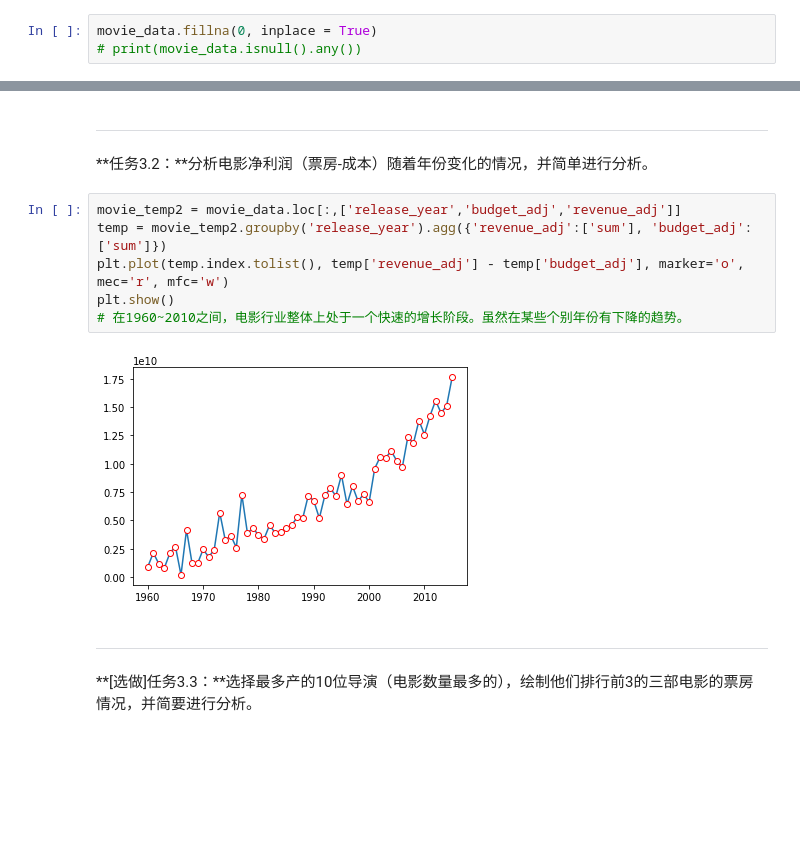
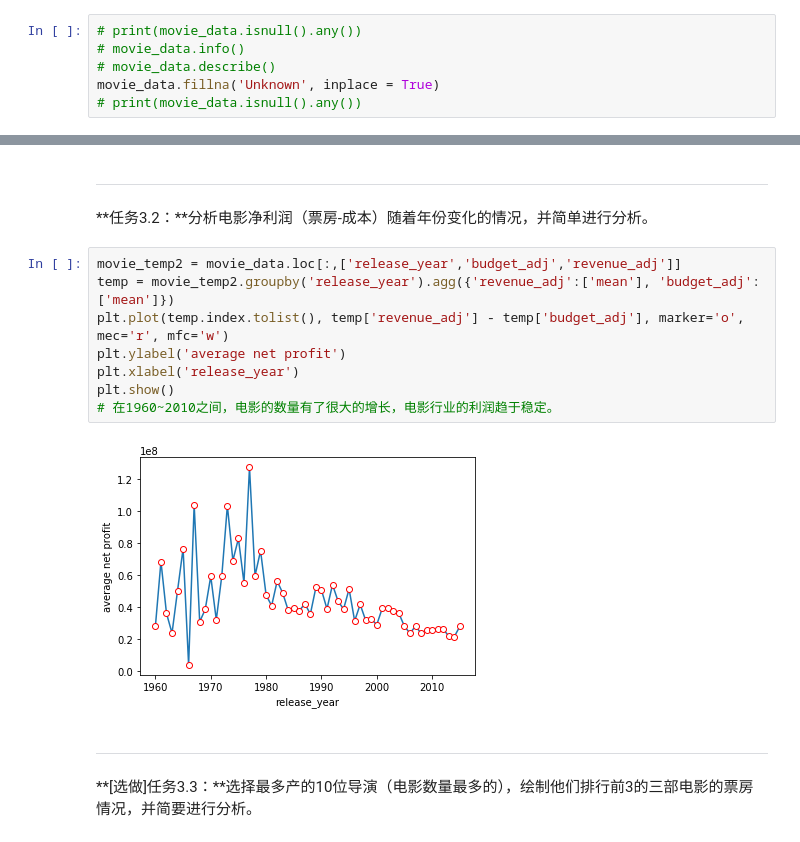
Before and after one commit to guchuanhang/P2_Explore_Movie_Dataset, a Jupyter notebook: Explore Movie Dataset.ipynb, the cells around one changed output, grey strips where cells are left out. Cells and saved outputs as stored; diff of their text form; blank space fills up the shorter version.

```diff
--- a/Explore Movie Dataset.ipynb
+++ b/Explore Movie Dataset.ipynb
@@ -87,8 +87,11 @@ print(movie_data.head())
 
 任务：使用适当的方法来清理空值，并将得到的数据保存。
 # %%
-movie_data.fillna(0, inplace = True)
 # print(movie_data.isnull().any())
+# movie_data.info()
+# movie_data.describe()
+movie_data.fillna('Unknown', inplace = True)
+# print(movie_data.isnull().any())
 # %% [markdown]
 ---
 
@@ -224,12 +231,14 @@ plt.show()
 **任务3.2：**分析电影净利润（票房-成本）随着年份变化的情况，并简单进行分析。
 # %%
 movie_temp2 = movie_data.loc[:,['release_year','budget_adj','revenue_adj']]
-temp = movie_temp2.groupby('release_year').agg({'revenue_adj':['sum'], 'budget_adj':['sum']})
+temp = movie_temp2.groupby('release_year').agg({'revenue_adj':['mean'], 'budget_adj':['mean']})
 plt.plot(temp.index.tolist(), temp['revenue_adj'] - temp['budget_adj'], marker='o', mec='r', mfc='w')
+plt.ylabel('average net profit')
+plt.xlabel('release_year')
 plt.show()
-# 在1960~2010之间，电影行业整体上处于一个快速的增长阶段。虽然在某些个别年份有下降的趋势。
+# 在1960~2010之间，电影的数量有了很大的增长，电影行业的利润趋于稳定。
 # %% [output]
-[figure, old version]
+[figure, new version]
 # %% [markdown]
 ---
 
```
Also changed, not shown: parts of 3 cells of this notebook, 3 other files.
